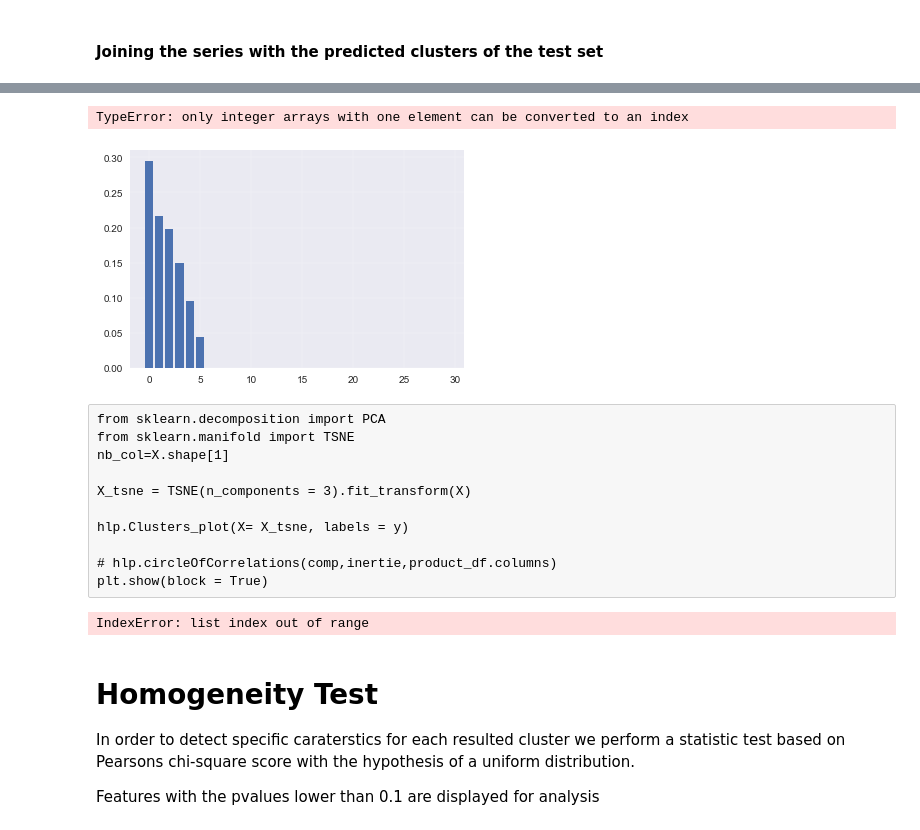
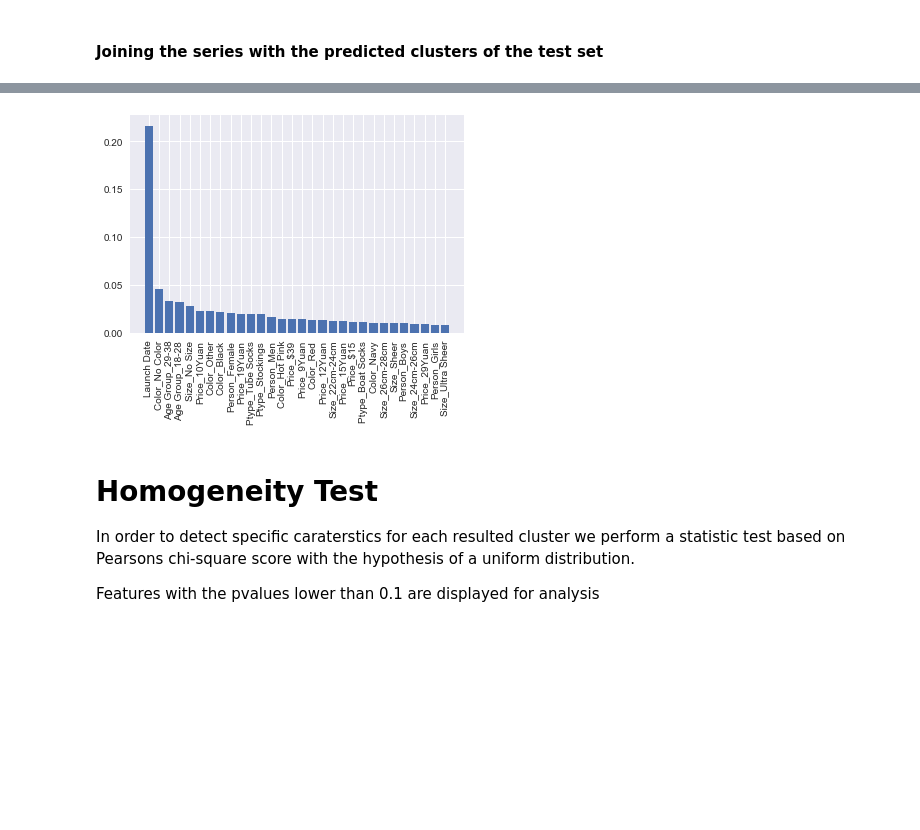
Before and after one commit to imad24/pc_clustering, a Jupyter notebook: notebooks/Cerf7/0.4-imad-cluster-analysis.ipynb, the cells around one changed output, grey strips where cells are left out. Saved outputs shown, nothing was run; the diff lists cells and outputs as text; code cells hidden in the pictures; blank space fills up the shorter version.

Commit message:
Build predictor
pipe completed

```diff
--- a/notebooks/Cerf7/0.4-imad-cluster-analysis.ipynb
+++ b/notebooks/Cerf7/0.4-imad-cluster-analysis.ipynb
@@ -223,3 +65,0 @@ Save the final result into a csv file for further exploration
-# %%
-filename = "p2_clustering_clean_week_2.csv"
-product_cluster.to_csv(processed_path+filename,sep=';',encoding='utf-8')
@@ -409,0 +73,19 @@ one_hot = Encode(df_to_encode)
+# %%
+file_name = "7C_euc_p2_clustering_clean_week_v3.csv"
+
+#Series files
+season = s="Autumn"
+clean_df = prp.load_file("product_p2_clean_full_%s"%s, type_= "I",version=1).set_index("Product").astype(np.float64)
+zclean_df = prp.load_file("product_z_p2_clean_%s"%s, type_= "P",version=1).set_index("Product").astype(np.float64)
+
+#clustering result
+prd_cluster_df = pd.read_csv(models_path+file_name, sep=';', encoding='utf-8').drop('Unnamed: 0',axis=1).set_index('Product')
+
+#cleaned features
+features_df = prp.load_file(filename,type_="P",index = "Product")
+features_df.Ldate = features_df.Ldate.apply(lambda x:str(x))
+
+features_list =  ["Color","Size","Ldate","Age Group","Person","Pname","Ptype","Tprice","Currency","Sales Season"] + ["Cluster"]
+
+df = features_df.join(prd_cluster_df,how="inner")[features_list]
+df.head()
@@ -520,20 +147,21 @@ print(X.shape)
 # %%
-from sklearn.base import BaseEstimator
-from sklearn.ensemble import RandomForestClassifier
-from sklearn.neighbors import KNeighborsClassifier
-from sklearn.svm import SVC
-from sklearn.neural_network import MLPClassifier
-from sklearn.naive_bayes import GaussianNB
-from sklearn.dummy import DummyClassifier
+# X  = pd.get_dummies(data.drop(["Cluster"],axis=1).iloc[:,:])
+X = prp.encode(data.drop(["Cluster"],axis=1),non_categorical = ["Tprice"])
+feature_labels = X.columns
+y = data["Cluster"]
+print(X.shape)
+
+series = clean_df.iloc[:,:3].copy()
+series = series.apply(lambda x:x / x.std())
 
 
+X_s = X.join(series)
 
 # classifier = DecisionTreeClassifier(criterion = "gini", max_depth=3, min_samples_leaf=4)
 # classifier = SVC(C=0.1, class_weight='balanced')
 classifier = RandomForestClassifier(n_estimators=200)
-# classifier = KNeighborsClassifier(n_neighbors=1,weights='uniform', algorithm='brute');
+# classifier = KNeighborsClassifier(n_neighbors=15,weights='uniform', algorithm='auto');
 # classifier = MLPClassifier(hidden_layer_sizes=(16,8),solver='lbfgs',max_iter=2000,verbose = True)#8,5
 # classifier = GaussianNB()
-
-
+X.head(3)
 # classifier = DummyClassifier()
@@ -742,37 +525,14 @@ test_series.shape
 # %%
 fi = classifier.feature_importances_
 sorted_indices = np.argsort(fi)[::-1]
 
 imp = sorted_indices[:30]
 
 plt.bar(range(len(imp)),fi[imp])
-plt.xticks(range(len(imp)), features[imp],rotation = 90)
+plt.xticks(range(len(imp)), feature_labels[imp],rotation = 90)
 plt.show()
 # %% [output]
-TypeError: only integer arrays with one element can be converted to an index
-[figure, old version]
+[figure, new version]
-# %% [raw]
-from sklearn.decomposition import PCA
-from sklearn.manifold import TSNE
-nb_col=X.shape[1]
-
-X_tsne = TSNE(n_components = 3).fit_transform(X)
-
-hlp.Clusters_plot(X= X_tsne, labels = y)
-
-# hlp.circleOfCorrelations(comp,inertie,product_df.columns)
-plt.show(block = True)
-# %%
-from graphviz import Graph,Source
-from IPython.display import SVG
-
-graph = Source(export_graphviz(classifier, out_file=None
-   , feature_names=features, class_names=True
-   , filled = True))
-
-display(SVG(graph.pipe(format='svg')))
-# %% [output]
-IndexError: list index out of range
 # %% [markdown]
 # Homogeneity Test
 In order to detect specific caraterstics for each resulted cluster we perform a statistic test based on Pearsons chi-square score with the hypothesis of a uniform distribution.
```
Also changed, not shown: parts of 85 cells of this notebook, 32 other files.
